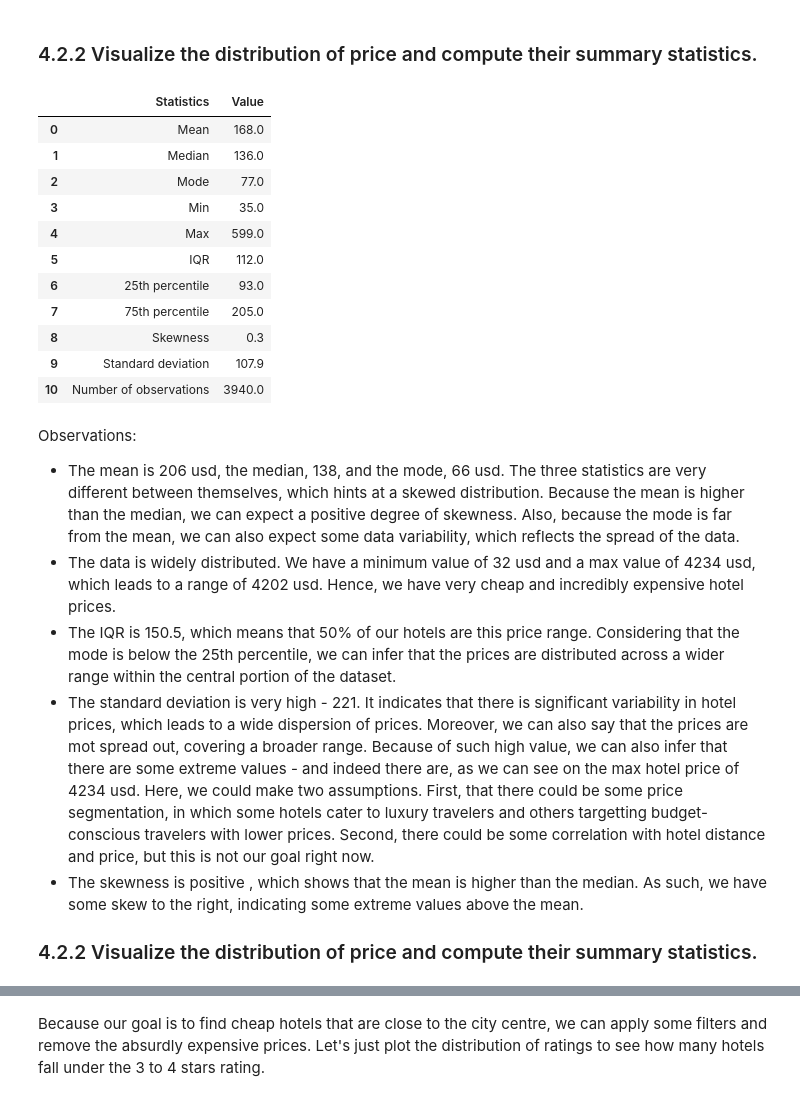
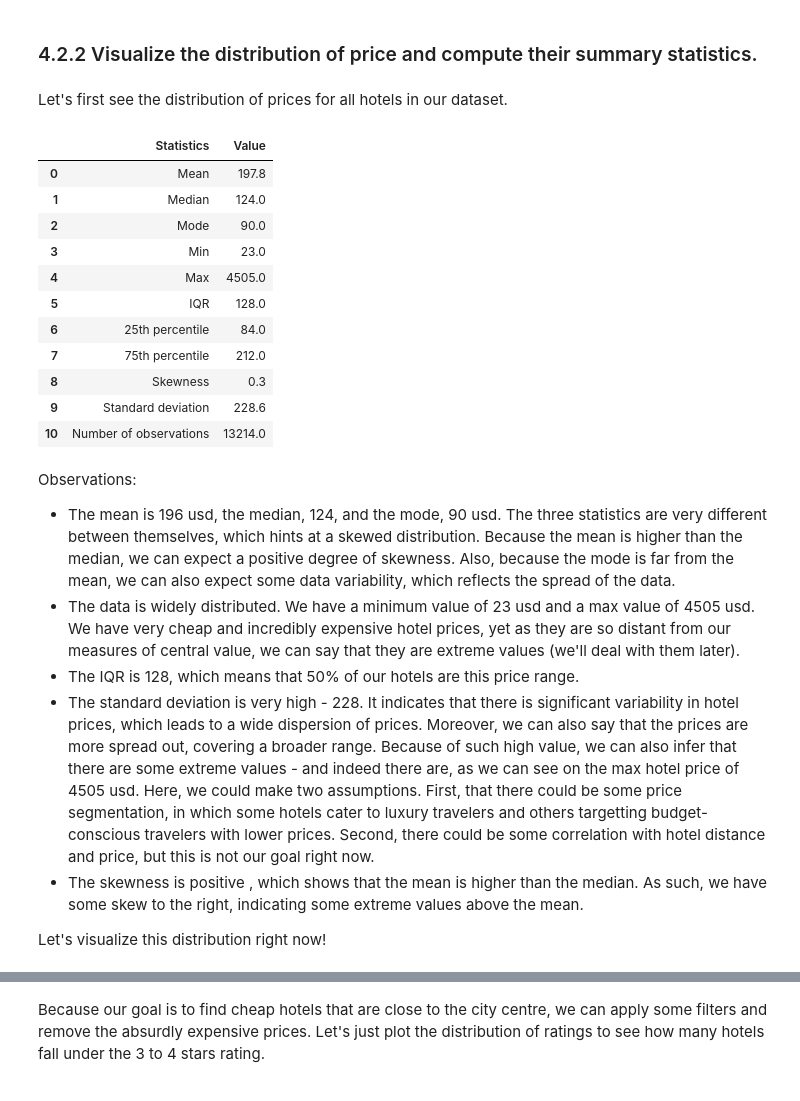
Before and after one commit to felipesebben/bk_data_analysis_studies, a Jupyter notebook: da_data_exercises/ch03-exploratory_data_analysis/01-hotels_europe/01-EDA_hotels_europe.ipynb, the cells around one changed output, grey strips where cells are left out. Drawn from its saved outputs; the diff is of its cells as text; code cells hidden in the pictures.

```diff
--- a/da_data_exercises/ch03-exploratory_data_analysis/01-hotels_europe/01-EDA_hotels_europe.ipynb
+++ b/da_data_exercises/ch03-exploratory_data_analysis/01-hotels_europe/01-EDA_hotels_europe.ipynb
@@ -846,49 +995,51 @@ summary_table
 # %% [markdown]
 <h3>4.2.2 Visualize the distribution of price and compute their summary statistics.</h3>
+# %% [markdown]
+<p>Let's first see the distribution of prices for all hotels in our dataset.</p>
 # %%
-statistics_price = {
+stats_hotels_prices = {
     "Statistics": ["Mean", "Median",
                    "Mode", "Min", "Max",
                    "IQR", "25th percentile", "75th percentile",
                    "Skewness", "Standard deviation",
                    "Number of observations", ],
     "Value": [
-        rome_cut["price"].mean(),
-        rome_cut["price"].median(),
-        rome_cut["price"].mode().iloc[0],
-        rome_cut["price"].min(),
-        rome_cut["price"].max(),
-        rome_cut["price"].quantile(0.75) - rome_cut["price"].quantile(0.25),
-        rome_cut["price"].quantile(0.25),
-        rome_cut["price"].quantile(0.75),
-        bowley_skewness(rome_cut["price"]),
-        rome_cut["price"].std(),
-        rome_cut["price"].count(),
+        rome["price"].mean(),
+        rome["price"].median(),
+        rome["price"].mode().iloc[0],
+        rome["price"].min(),
+        rome["price"].max(),
+        rome["price"].quantile(0.75) - rome["price"].quantile(0.25),
+        rome["price"].quantile(0.25),
+        rome["price"].quantile(0.75),
+        bowley_skewness(rome["price"]),
+        rome["price"].std(),
+        rome["price"].count(),
     ],
 }
 
-summary_table = pd.DataFrame.from_dict(statistics_price).round(1)
-summary_table
+summary_table_prices = pd.DataFrame.from_dict(stats_hotels_prices).round(1)
+summary_table_prices
 # %% [output]
 |  | Statistics | Value |
-| 0 | Mean | 168.0 |
-| 1 | Median | 136.0 |
-| 2 | Mode | 77.0 |
-| 3 | Min | 35.0 |
-| 4 | Max | 599.0 |
-| 5 | IQR | 112.0 |
-| 6 | 25th percentile | 93.0 |
-| 7 | 75th percentile | 205.0 |
+| 0 | Mean | 197.8 |
+| 1 | Median | 124.0 |
+| 2 | Mode | 90.0 |
+| 3 | Min | 23.0 |
+| 4 | Max | 4505.0 |
+| 5 | IQR | 128.0 |
+| 6 | 25th percentile | 84.0 |
+| 7 | 75th percentile | 212.0 |
 | 8 | Skewness | 0.3 |
-| 9 | Standard deviation | 107.9 |
-| 10 | Number of observations | 3940.0 |
+| 9 | Standard deviation | 228.6 |
+| 10 | Number of observations | 13214.0 |
 # %% [markdown]
 <p>Observations:</p>
 <ul>
-<li>The mean is 206 usd, the median, 138, and the mode, 66 usd. The three statistics are very different between themselves, which hints at a skewed distribution. Because the mean is higher than the median, we can expect a positive degree of skewness. Also, because the mode is far from the mean, we can also expect some data variability, which reflects the spread of the data.</li>
-<li>The data is widely distributed. We have a minimum value of 32 usd and a max value of 4234 usd, which leads to a range of 4202 usd. Hence, we have very cheap and incredibly expensive hotel prices.</li>
-<li>The IQR is 150.5, which means that 50% of our hotels are this price range. Considering that the mode is below the 25th percentile, we can infer that the prices are distributed across a wider range within the central portion of the dataset.</li>
-<li>The standard deviation is very high - 221. It indicates that there is significant variability in hotel prices, which leads to a wide dispersion of prices. Moreover, we can also say that the prices are mot spread out, covering a broader range. Because of such high value, we can also infer that there are some extreme values - and indeed there are, as we can see on the max hotel price of 4234 usd. Here, we could make two assumptions. First, that there could be some price segmentation, in which some hotels cater to luxury travelers and others targetting budget-conscious travelers with lower prices. Second, there could be some correlation with hotel distance and price, but this is not our goal right now.</li>
+<li>The mean is 196 usd, the median, 124, and the mode, 90 usd. The three statistics are very different between themselves, which hints at a skewed distribution. Because the mean is higher than the median, we can expect a positive degree of skewness. Also, because the mode is far from the mean, we can also expect some data variability, which reflects the spread of the data.</li>
+<li>The data is widely distributed. We have a minimum value of 23 usd and a max value of 4505 usd. We have very cheap and incredibly expensive hotel prices, yet as they are so distant from our measures of central value, we can say that they are extreme values (we'll deal with them later).</li>
+<li>The IQR is 128, which means that 50% of our hotels are this price range.</li>
+<li>The standard deviation is very high - 228. It indicates that there is significant variability in hotel prices, which leads to a wide dispersion of prices. Moreover, we can also say that the prices are more spread out, covering a broader range. Because of such high value, we can also infer that there are some extreme values - and indeed there are, as we can see on the max hotel price of 4505 usd. Here, we could make two assumptions. First, that there could be some price segmentation, in which some hotels cater to luxury travelers and others targetting budget-conscious travelers with lower prices. Second, there could be some correlation with hotel distance and price, but this is not our goal right now.</li>
 <li>The skewness is positive , which shows that the mean is higher than the median. As such, we have some skew to the right, indicating some extreme values above the mean.</li>
 </ul>
-<h3>4.2.2 Visualize the distribution of price and compute their summary statistics.</h3>
+<p>Let's visualize this distribution right now!</p>
```
Also changed, not shown: parts of 46 cells of this notebook.
